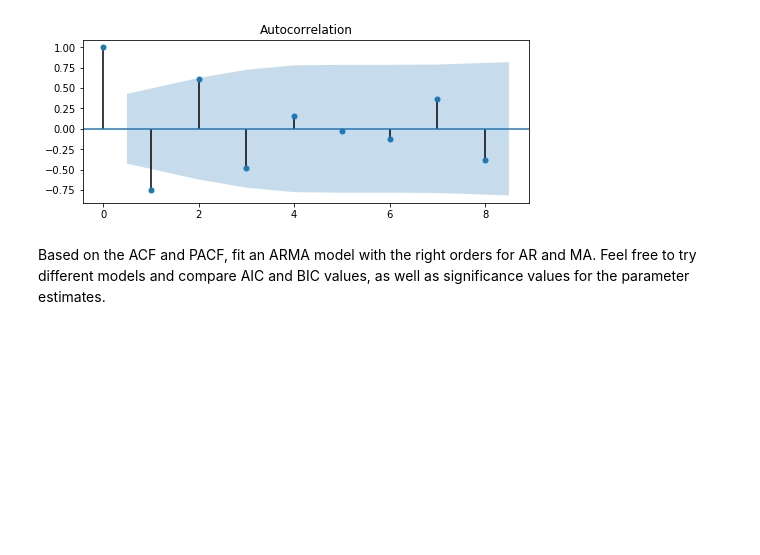
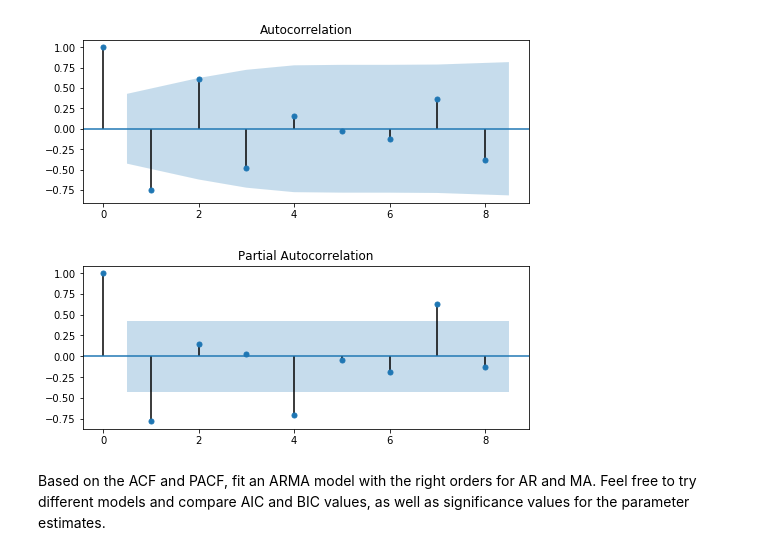
Before and after one commit to AlisonSalerno/dsc-arma-models-statsmodels-lab-nyc-ds-033020, a Jupyter notebook: index.ipynb, the cells around one changed output. Saved outputs shown, nothing was run; the diff lists cells and outputs as text; code cells hidden in the pictures; blank space fills up the shorter version.

```diff
--- a/index.ipynb
+++ b/index.ipynb
@@ -74,3 +72,11 @@ plot_acf(data_diff,ax=ax, lags=8);
+# %%
+# Plot the PACF
+
+from statsmodels.graphics.tsaplots import plot_pacf
+fig, ax = plt.subplots(figsize=(8,3))
+plot_pacf(data_diff,ax=ax, lags=8);
+# %% [output]
+[figure, added]
 # %% [markdown]
 Based on the ACF and PACF, fit an ARMA model with the right orders for AR and MA. Feel free to try different models and compare AIC and BIC values, as well as significance values for the parameter estimates.
 # %% [markdown]
```
Also changed, not shown: parts of 1 cell of this notebook.
